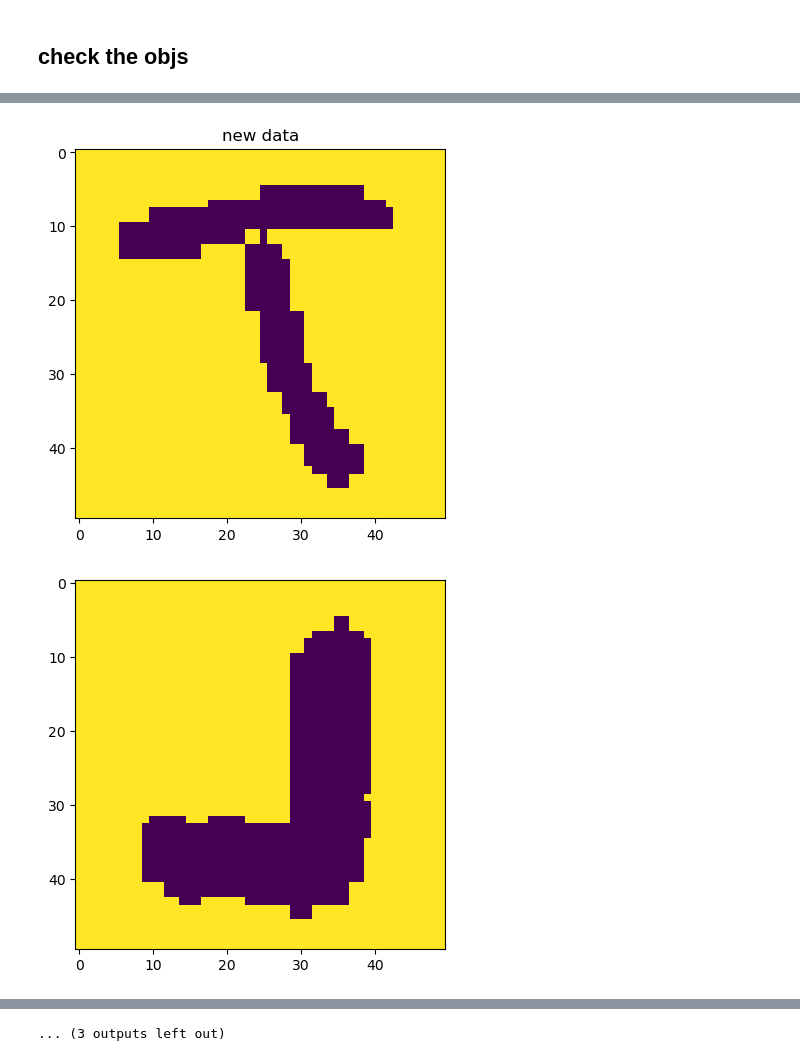
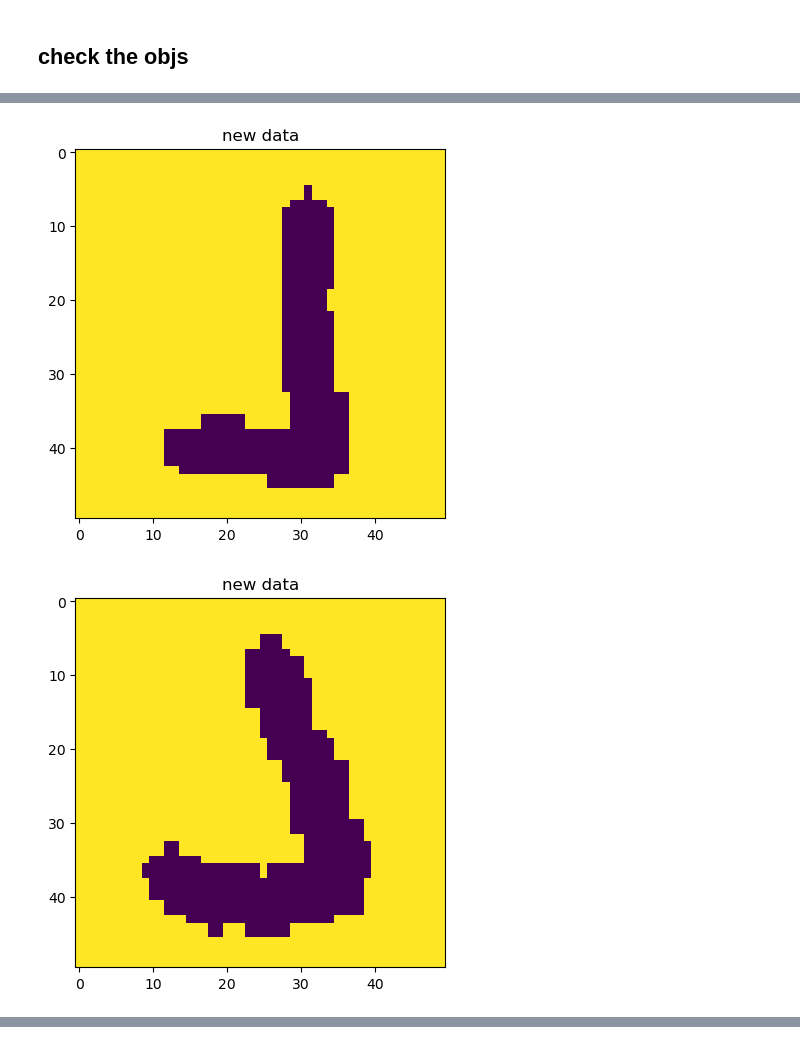
Before and after one commit to Fenrisulfr26/foam_project_pmcx, a Jupyter notebook: pmcx_fitting_sims_ipynb/batch_MCX_sims.ipynb, the cells around one changed output, grey strips where cells are left out. Saved outputs shown, nothing was run; the diff lists cells and outputs as text; code cells hidden in the pictures.

```diff
--- a/pmcx_fitting_sims_ipynb/batch_MCX_sims.ipynb
+++ b/pmcx_fitting_sims_ipynb/batch_MCX_sims.ipynb
@@ -401,10 +401,17 @@ Output(layout=Layout(border_bottom='1px solid black', border_left='1px solid bla
 # %% [markdown]
 ## check the objs
 # %%
-gd2 = np.load("F:/OneDrive/foam_imaging_project/pmcx_foam/batch_mcx_sim_data/data_021225/ds_objs_50x50_5x5cm.npy")
-# gd1 = np.load("F:/OneDrive/foam_imaging_project/pmcx_foam/batch_mcx_sim_data/groundtruths.npy")
+import numpy as np
+import matplotlib.pyplot as plt
 
-for i in range(0,2000,500):
+
+gd2 = np.load("F:/OneDrive/foam_imaging_project/pmcx_foam/batch_mcx_sim_data/data_051225/ds_objs_50x50_5x5cm.npy")
+gd1 = np.load("F:/OneDrive/foam_imaging_project/pmcx_foam/batch_mcx_sim_data/data_051225/batch_mcx_sims_results.npy")
+
+real_exp = np.load("F:/OneDrive/foam_imaging_project/pmcx_foam/experiment_data/exp_real_L_3x3_data.npy")
+real_obj = np.load('F:/OneDrive/foam_imaging_project/MF_forward/saved_data/obj_l_5x5cm_50x50_PMT_view.npy')
+
+for i in range(0,1000,100):
     plt.figure()
     # plt.subplot(1,2,1)
     # plt.imshow(gd1[:,:,i])
@@ -416,12 +423,30 @@ for i in range(0,2000,500):
     plt.show()
 
 plt.figure()
-plt.imshow(gd2[:,:,int(2000/26*12-20)])
+plt.imshow(gd2[:,:,800])
 plt.show()
 
-for i in range(0,1000,100):
-    img, lab = subset_ds[i]
-    plt.figure()
-    plt.imshow(img.squeeze())
-    plt.show()
+
+plt.figure()
+plt.imshow(real_obj)
+plt.show()
+
+# for i in range(0,1000,100):
+#     img, lab = subset_ds[i]
+#     plt.figure()
+#     plt.imshow(img.squeeze())
+#     plt.show()
+
+plt.figure()
+for i in range(3):
+    for j in range(3):
+        plt.subplot(3,3,3*i+j+1)
+        plt.plot(gd1[i,j,:,800],label='MCX sim')
+        plt.plot(real_exp[i,j,:], '--',label='experiment')
+        plt.ylim([0,1.1])
+plt.legend()
+plt.show()
+
+np.save("F:/OneDrive/foam_imaging_project/MF_forward/saved_data/ds_flip_L_ind_800_5x5cm_50x50.npy",gd2[:,:,800])
+np.save("F:/OneDrive/foam_imaging_project/MF_forward/saved_data/mcx_sim_ds_flip_L_ind_800.npy",gd1[:,:,:,800])
 # %% [output]
@@ -431,2 +456,2 @@ for i in range(0,1000,100):
-[figure, old version]
+[figure, new version]
-[figure, old version]
+[figure, new version]
@@ -440 +464,0 @@ for i in range(0,1000,100):
-... (3 outputs left out)
```
Also changed, not shown: parts of 3 cells of this notebook, 1 other file.
